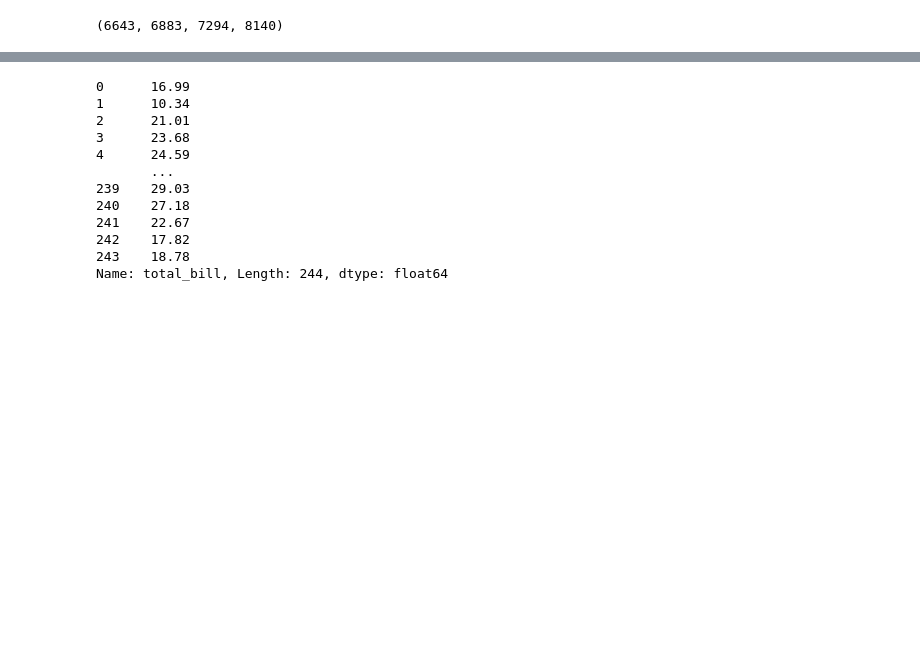
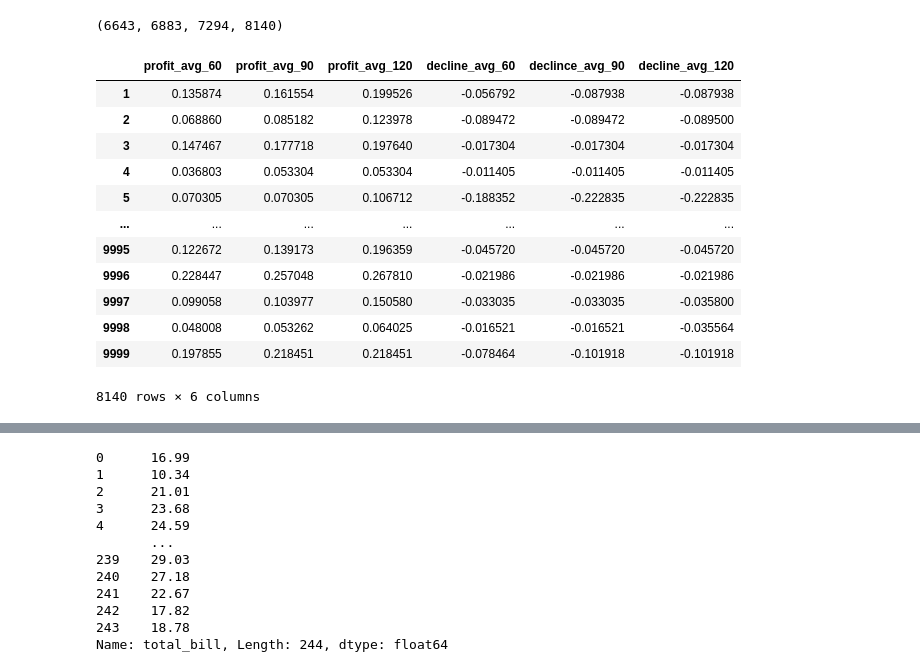
Before and after one commit to Rain1047/Short_Mid_Trend_Trading_System, a Jupyter notebook: strategy/strategy01_select/select_fundamental/result_visualization/result_visualization.ipynb, the cells around one changed output, grey strips where cells are left out. Drawn from its saved outputs; the diff is of its cells as text; code cells hidden in the pictures; blank space fills up the shorter version.

```diff
--- a/strategy/strategy01_select/select_fundamental/result_visualization/result_visualization.ipynb
+++ b/strategy/strategy01_select/select_fundamental/result_visualization/result_visualization.ipynb
@@ -11,6 +11,22 @@ fig = px.histogram(df, x="profit_avg_60")
 df[df.profit_avg_60 > 0.06].profit_avg_60.count(),df[df.profit_avg_90 > 0.06].profit_avg_60.count(),df[df.profit_avg_120 > 0.06].profit_avg_60.count(),len(df)
 # %% [output]
 (6643, 6883, 7294, 8140)
+# %%
+df
+# %% [output]
+|  | profit_avg_60 | profit_avg_90 | profit_avg_120 | decline_avg_60 | declince_avg_90 | decline_avg_120 |
+| 1 | 0.135874 | 0.161554 | 0.199526 | -0.056792 | -0.087938 | -0.087938 |
+| 2 | 0.068860 | 0.085182 | 0.123978 | -0.089472 | -0.089472 | -0.089500 |
+| 3 | 0.147467 | 0.177718 | 0.197640 | -0.017304 | -0.017304 | -0.017304 |
+| 4 | 0.036803 | 0.053304 | 0.053304 | -0.011405 | -0.011405 | -0.011405 |
+| 5 | 0.070305 | 0.070305 | 0.106712 | -0.188352 | -0.222835 | -0.222835 |
+| ... | ... | ... | ... | ... | ... | ... |
+| 9995 | 0.122672 | 0.139173 | 0.196359 | -0.045720 | -0.045720 | -0.045720 |
+| 9996 | 0.228447 | 0.257048 | 0.267810 | -0.021986 | -0.021986 | -0.021986 |
+| 9997 | 0.099058 | 0.103977 | 0.150580 | -0.033035 | -0.033035 | -0.035800 |
+| 9998 | 0.048008 | 0.053262 | 0.064025 | -0.016521 | -0.016521 | -0.035564 |
+| 9999 | 0.197855 | 0.218451 | 0.218451 | -0.078464 | -0.101918 | -0.101918 |
+8140 rows × 6 columns
 # %%
 df.profit_avg_60.describe()['mean'],df.profit_avg_90.describe()['mean'],df.profit_avg_120.describe()['mean']
 # %% [output]
```
Also changed, not shown: parts of 2 cells of this notebook, 1 other file.
